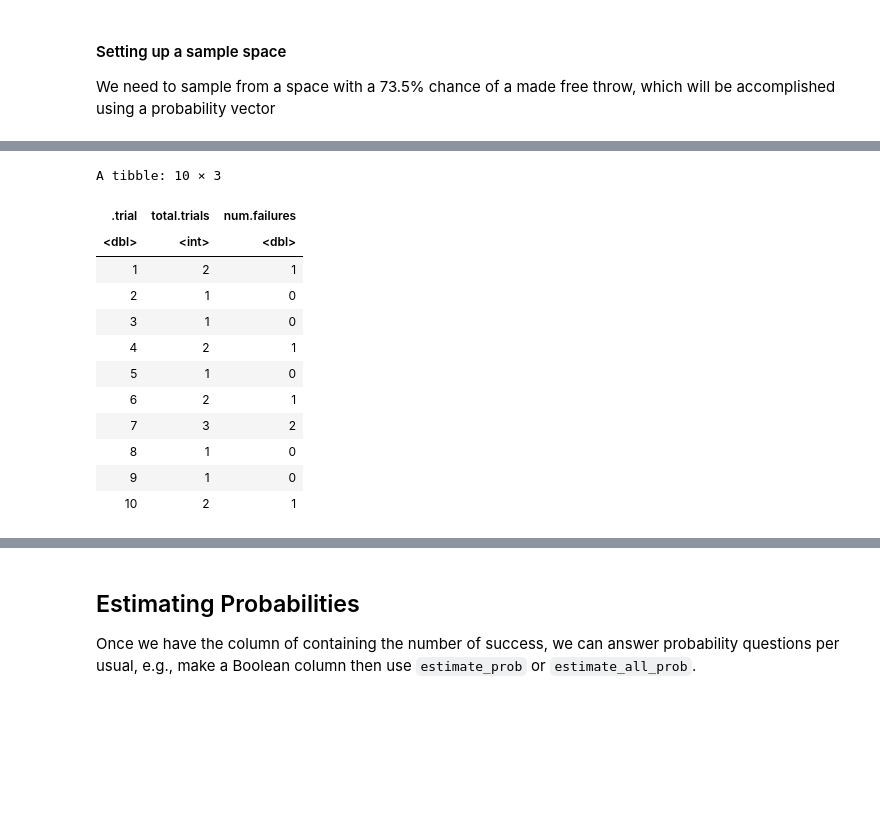
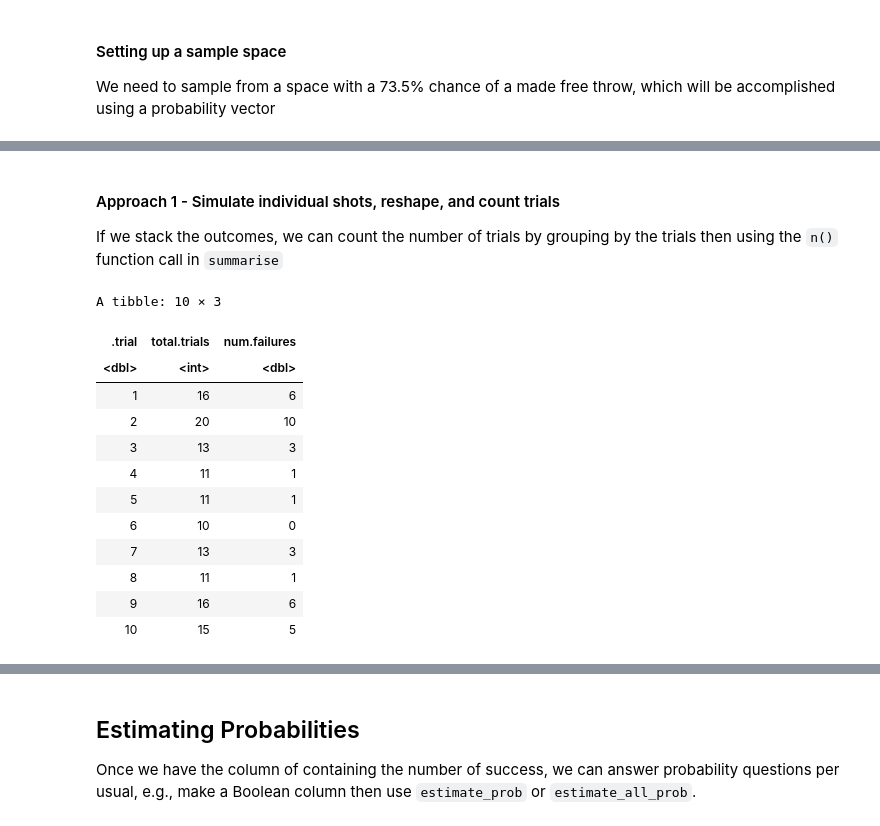
Before and after one commit to yardsale8/probability_simulations_in_R, a Jupyter notebook: 2_2_simulating_the_geometric_and_negative_binomial_distributions.ipynb, the cells around one changed output, grey strips where cells are left out. Saved outputs shown, nothing was run; the diff lists cells and outputs as text; code cells hidden in the pictures; blank space fills up the shorter version.

```diff
--- a/2_2_simulating_the_geometric_and_negative_binomial_distributions.ipynb
+++ b/2_2_simulating_the_geometric_and_negative_binomial_distributions.ipynb
@@ -174,0 +171,9 @@ Comment out lines to explore the output in each step.
+# %%
+p <- 0.735
+k <- 10
+shot <- c('S', 'F')
+shot.probs <- c(p, 1 - p)
+ten.made.shots <- \(x) num_successes(x, 'S') == 10
+(replicate(10, sample_until(shot, ten.made.shots, replace = TRUE, prob = shot.probs))
+ %>% col_num_successes(.outcome, 'S') # Verify correctness
+)
@@ -175,24 +194,35 @@ Comment out lines to explore the output in each step.
+# %% [markdown]
+#### Approach 1 - Simulate individual shots, reshape, and count trials
+
+If we stack the outcomes, we can count the number of trials by grouping by the trials then using the `n()` function call in `summarise`
 # %%
+p <- 0.735
+k <- 10
+shot <- c('S', 'F')
+shot.probs <- c(p, 1 - p)
+ten.made.shots <- \(x) num_successes(x, 'S') == 10
+
+# Stack and count with group_by + summarise + n
 N <- 10
-(replicate(10, sample_until(shot, 'Make', replace = TRUE, prob = shot.probs), .reshape='stack')
+(replicate(10, sample_until(shot, ten.made.shots, replace = TRUE, prob = shot.probs), .reshape='stack')
  %>% group_by(.trial)
  %>% summarise(total.trials = n())
- %>% mutate(num.failures = total.trials - 1)
+ %>% mutate(num.failures = total.trials - k)
  )
 # %% [output]
 A tibble: 10 × 3
 | .trial | total.trials | num.failures |
 | <dbl> | <int> | <dbl> |
-| 1 | 2 | 1 |
-| 2 | 1 | 0 |
-| 3 | 1 | 0 |
-| 4 | 2 | 1 |
-| 5 | 1 | 0 |
-| 6 | 2 | 1 |
-| 7 | 3 | 2 |
-| 8 | 1 | 0 |
-| 9 | 1 | 0 |
-| 10 | 2 | 1 |
+| 1 | 16 | 6 |
+| 2 | 20 | 10 |
+| 3 | 13 | 3 |
+| 4 | 11 | 1 |
+| 5 | 11 | 1 |
+| 6 | 10 | 0 |
+| 7 | 13 | 3 |
+| 8 | 11 | 1 |
+| 9 | 16 | 6 |
+| 10 | 15 | 5 |
 # %% [markdown]
 #### Approach 2 - Simulate individual shots and count trials by mapping `length`
 
```
Also changed, not shown: parts of 38 cells of this notebook.
